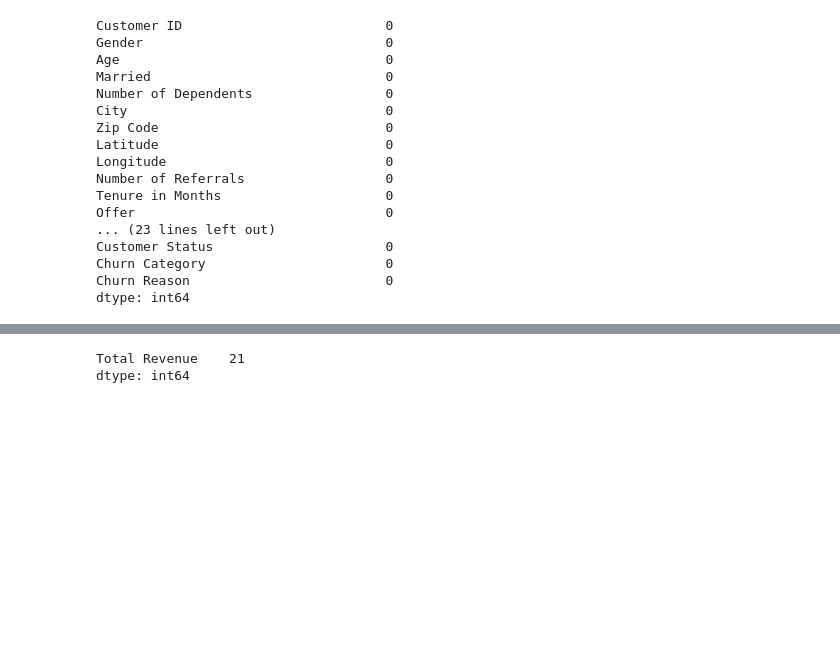
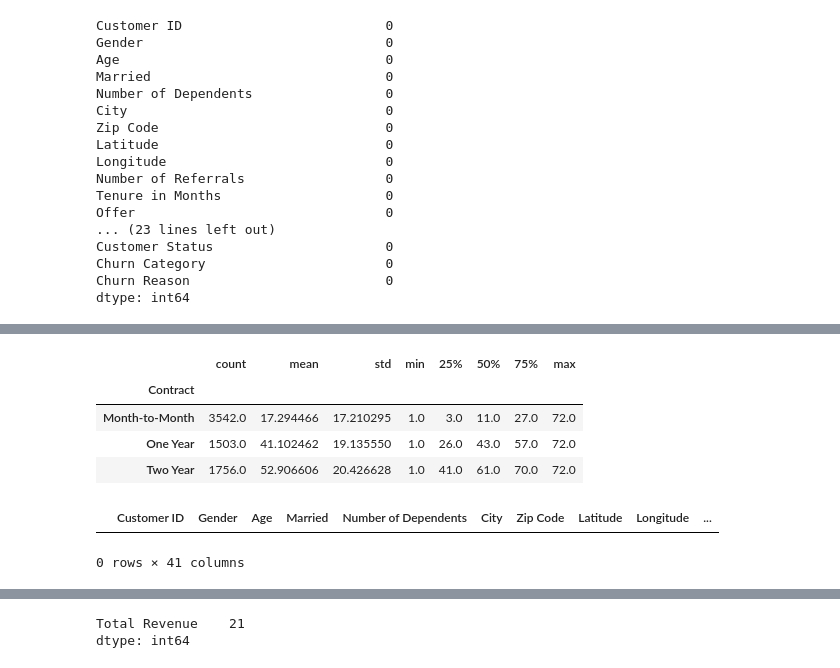
Before and after one commit to kwiver/customer_churn, a Jupyter notebook: notebooks/01_data_cleaning.ipynb, the cells around one changed output, grey strips where cells are left out. Drawn from its saved outputs; the diff is of its cells as text; code cells hidden in the pictures; blank space fills up the shorter version.

```diff
--- a/notebooks/01_data_cleaning.ipynb
+++ b/notebooks/01_data_cleaning.ipynb
@@ -99,0 +147,16 @@ dtype: int64
+# %%
+df.groupby("Contract")["Tenure in Months"].describe()
+# %% [output]
+|  | count | mean | std | min | 25% | 50% | 75% | max |
+| Contract |  |  |  |  |  |  |  |  |
+| Month-to-Month | 3542.0 | 17.294466 | 17.210295 | 1.0 | 3.0 | 11.0 | 27.0 | 72.0 |
+| One Year | 1503.0 | 41.102462 | 19.135550 | 1.0 | 26.0 | 43.0 | 57.0 | 72.0 |
+| Two Year | 1756.0 | 52.906606 | 20.426628 | 1.0 | 41.0 | 61.0 | 70.0 | 72.0 |
+# %%
+df[
+    (df["Phone Service"] == "No") &
+    (df["Multiple Lines"] == "Yes")
+]
+# %% [output]
+|  | Customer ID | Gender | Age | Married | Number of Dependents | City | Zip Code | Latitude | Longitude | ... |
+0 rows × 41 columns
```
Also changed, not shown: parts of 11 cells of this notebook, 3 other files.
